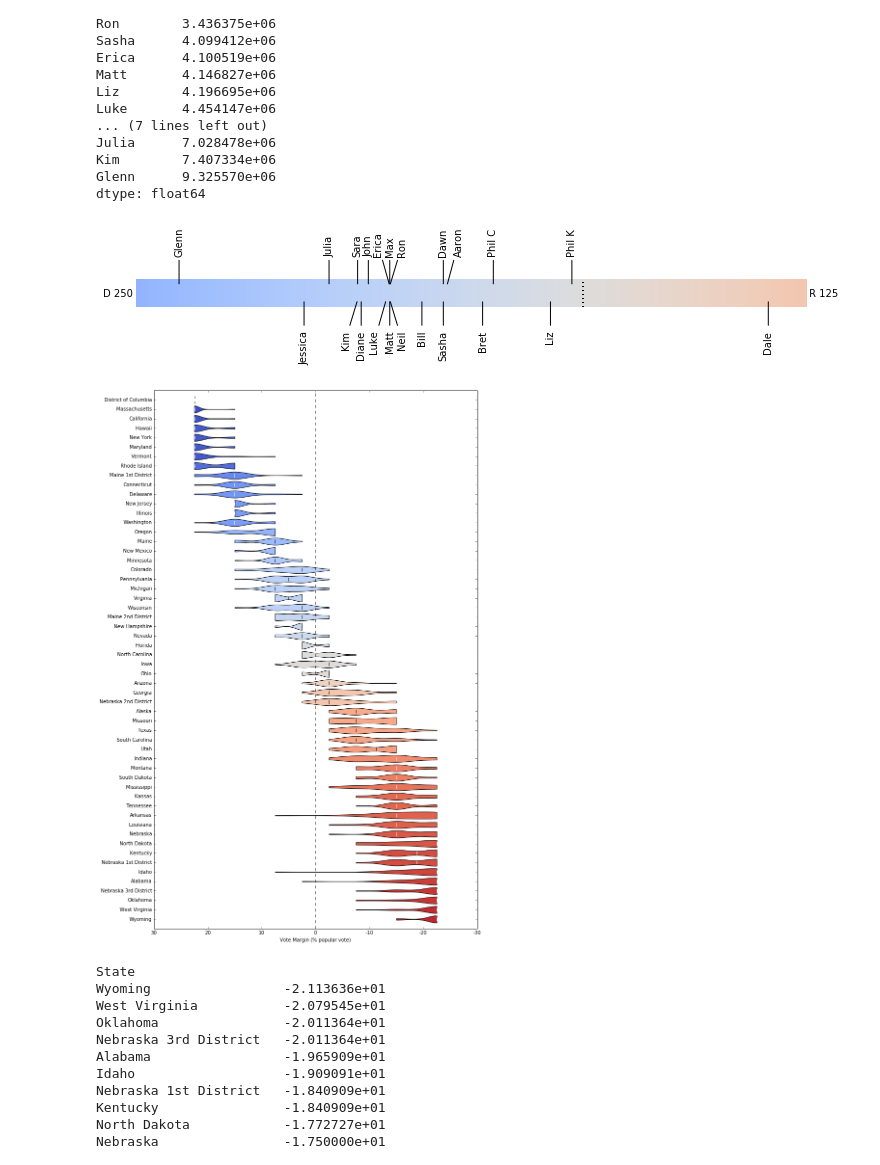
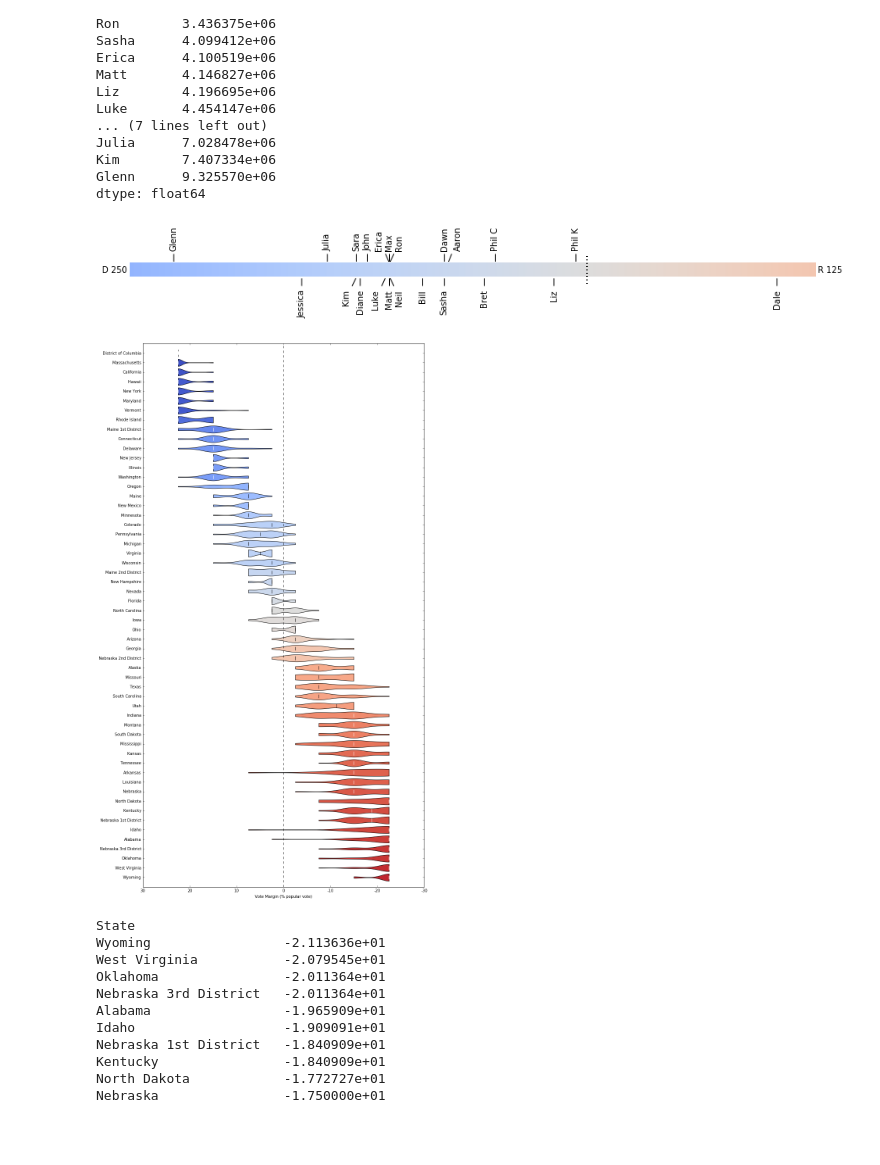
Before and after one commit to reallyasi9/pickem-analysis, a Jupyter notebook: election-2016/election-pickem.ipynb, the cells around one changed output. Saved outputs shown, nothing was run; the diff lists cells and outputs as text; code cells hidden in the pictures; blank space fills up the shorter version.

```diff
--- a/election-2016/election-pickem.ipynb
+++ b/election-2016/election-pickem.ipynb
@@ -168,38 +168,39 @@ gradient = np.vstack((gradient, gradient))
 
 offsets = {
     'Aaron': 12,
     'Erica': -12,
     'Neil': 12,
     'Luke': -12,
     'Ron': 12,
     'Kim': -12
 }
 
-plt.figure(figsize=(12,.5))
+plt.figure(figsize=(12,1))
 plt.set_cmap(matplotlib.colors.Colormap('coolwarm', 538*2))
-plt.imshow(gradient, aspect='auto', extent=(-538,538,-1,1))
+plt.imshow(gradient, aspect='auto', extent=(-538,538,-.5,.5))
 
 for idx, (name, ev) in enumerate(zip(ev_sum.index, ev_sum)):
     ud = idx%2 - .5
     tb = 'top'
     if idx%2:
         tb = 'bottom'
     offset = offsets.get(name, 0)
-    plt.annotate(name, xy=(-ev, ud), xycoords='data', xytext=(offset, 2*ud*30), textcoords='offset points',
+    plt.annotate(name, xy=(-ev, ud), xycoords='data', xytext=(offset, 2*ud*15), textcoords='offset points',
                  ha='center', va=tb, rotation='vertical',
                 arrowprops=dict(arrowstyle='-'))
 
 plt.xlim((-250,125))
 plt.ylim((-1,1))
 
 plt.vlines(0, -1, 1, linestyle='dotted', lw=2)
 plt.text(-250, 0, 'D 250 ', va='center', ha='right')
 plt.text(125, 0, ' R 125', va='center', ha='left')
 plt.axis('off')
 
-plt.savefig('picker-winners.png')
+plt.tight_layout()
+plt.savefig('picker-winners.svg')
 # %% [output]
-[figure, old version]
+[figure, new version]
 # %%
 # Where do we disagree?
 # Sort by mean pick
@@ -236,9 +237,10 @@ plt.gca().get_xaxis().set_major_formatter(
 plt.vlines(0, 0, len(ylabels) + 1, linestyle='dashed')
 plt.xlabel('Vote Margin (% popular vote)')
 
+plt.tight_layout()
 plt.savefig('picker-margins.png')
 # %% [output]
-[figure, old version]
+[figure, new version]
 # %%
 # Some summaries
 picks_pct_df.mean(axis='columns').sort_values() * 100
```
Also changed, not shown: parts of 2 cells of this notebook.
